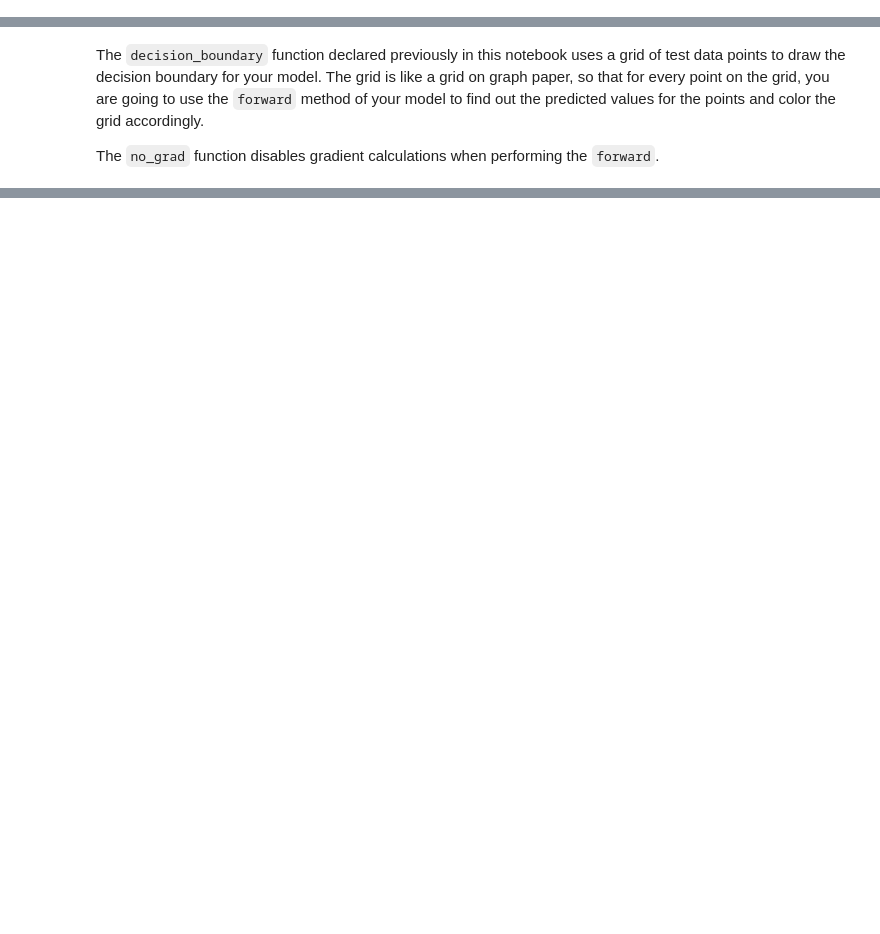
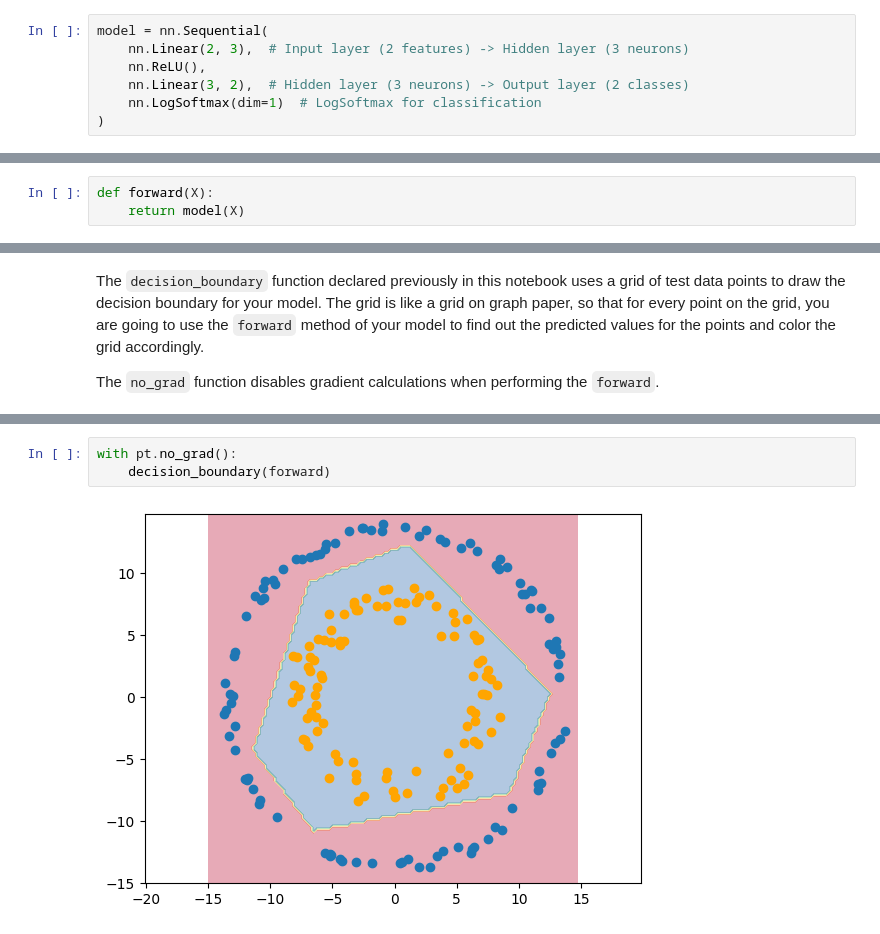
Before and after one commit to parthivz/Fundamentals-of-GenAI-Course-Lab, a Jupyter notebook: PyTorch_5_Exercise_nnSequential_Classifier.ipynb, the cells around one changed output, grey strips where cells are left out. Drawn from its saved outputs; the diff is of its cells as text; blank space fills up the shorter version.

```diff
--- a/PyTorch_5_Exercise_nnSequential_Classifier.ipynb
+++ b/PyTorch_5_Exercise_nnSequential_Classifier.ipynb
@@ -83,10 +119,20 @@ In this example you only have 2 circles, so use `0` for one of the circles and `
 It should have a single hidden layer with 3 neurons. All `nn.Linear` layers should use `nn.ReLU` activation function.The output layer should have `nn.LogSoftmax` after the activation function.
 
 Don't forget that softmax assumes one-hot encoding for the outputs!
+# %%
+model = nn.Sequential(
+    nn.Linear(2, 3),  # Input layer (2 features) -> Hidden layer (3 neurons)
+    nn.ReLU(),
+    nn.Linear(3, 2),  # Hidden layer (3 neurons) -> Output layer (2 classes)
+    nn.LogSoftmax(dim=1)  # LogSoftmax for classification
+)
 # %% [markdown]
 ## Implement the `forward` function.
 
 If your `nn.Sequential` is named `model`, then the forward pass can be as simple as returning `model(X)`.
+# %%
+def forward(X):
+    return model(X)
 # %% [markdown]
 ## Complete the implementation of the cross entropy loss
 
@@ -112,0 +190,5 @@ with pt.no_grad():
+# %%
+with pt.no_grad():
+    decision_boundary(forward)
+# %% [output]
+[figure, added]
```
Also changed, not shown: parts of 13 cells of this notebook.
